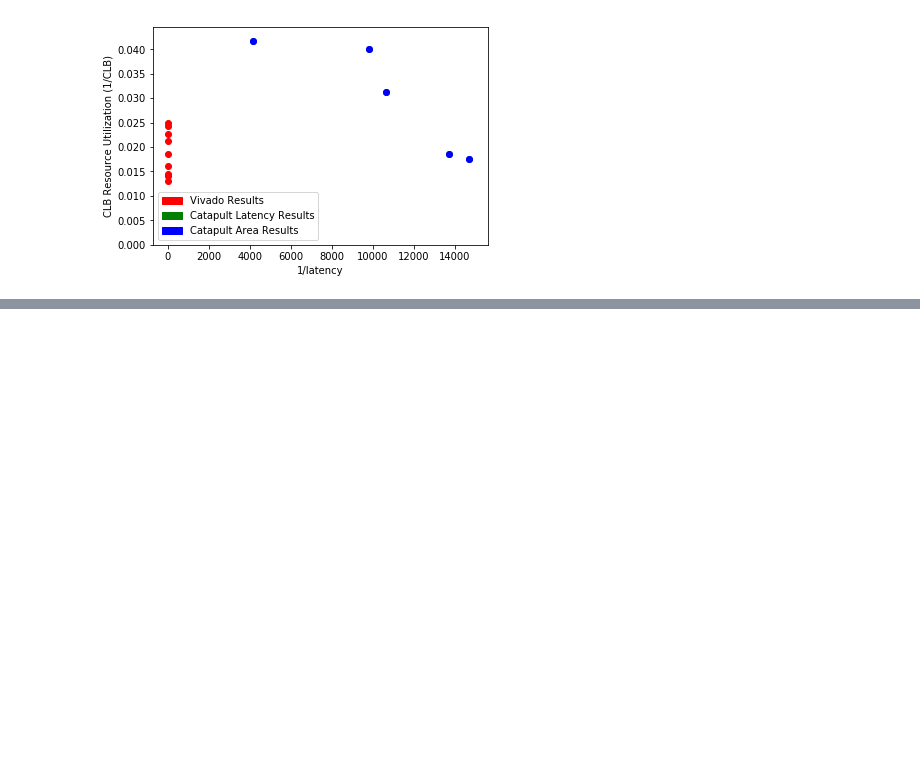
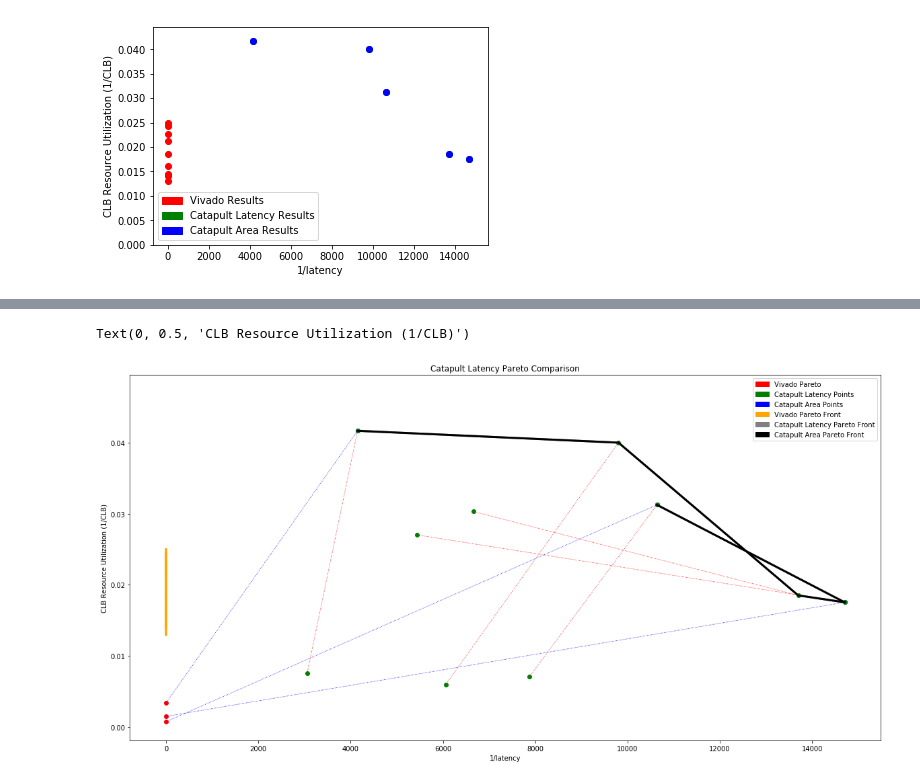
Before and after one commit to KastnerRG/Spector-HLS, a Jupyter notebook: matrix_multiplication/results/postproc/matmul_postproc.ipynb, the cells around one changed output, grey strips where cells are left out. Cells and saved outputs as stored; diff of their text form; code cells hidden in the pictures; blank space fills up the shorter version.

```diff
--- a/matrix_multiplication/results/postproc/matmul_postproc.ipynb
+++ b/matrix_multiplication/results/postproc/matmul_postproc.ipynb
@@ -294,0 +322,45 @@ Text(0, 0.5, 'CLB Resource Utilization (1/CLB)')
+# %%
+li=[]
+for i in y_pareto3_index:
+    t1=vivdfx.loc[(vivdfx["knob_SUBDIM_X"]==c_areadfx.loc[i]["knob_SUBDIM_X"]) & (vivdfx["knob_SUBDIM_Y"]==c_areadfx.loc[i]["knob_SUBDIM_Y"])& (vivdfx["knob_UNROLL_FACTOR1"]==c_areadfx.loc[i]["knob_UNROLL_FACTOR1"])& (vivdfx["knob_UNROLL_FACTOR2"]==c_areadfx.loc[i]["knob_UNROLL_FACTOR2"])& (vivdfx["knob_UNROLL_FACTOR3"]==c_areadfx.loc[i]["knob_UNROLL_FACTOR3"])& (c_areadfx["knob_DATA_BLOCK"]*vivdfx.loc[i]["knob_PARTITION_FACTOR"]==2048)]
+    t2=c_latdfx.loc[(c_latdfx["knob_SUBDIM_X"]==c_areadfx.loc[i]["knob_SUBDIM_X"]) & (c_latdfx["knob_SUBDIM_Y"]==c_areadfx.loc[i]["knob_SUBDIM_Y"])& (c_latdfx["knob_UNROLL_FACTOR1"]==c_areadfx.loc[i]["knob_UNROLL_FACTOR1"])& (c_latdfx["knob_UNROLL_FACTOR2"]==c_areadfx.loc[i]["knob_UNROLL_FACTOR2"])& (c_latdfx["knob_UNROLL_FACTOR3"]==c_areadfx.loc[i]["knob_UNROLL_FACTOR3"])& (c_latdfx["knob_DATA_BLOCK"]==c_areadfx.loc[i]["knob_DATA_BLOCK"])]
+    li.append((t1,i,t2))
+# %%
+plt.figure(figsize=(20,10))
+for i in range(len(li)):
+    if li[i][0].empty==False:
+        a=li[i][0].get_values()
+        plt.scatter(x=y_pareto3[i][0], y=y_pareto3[i][1], c='b')
+        plt.scatter(x=1/(a[0][6]), y=1/(a[0][7]), c='r')
+    if li[i][2].empty==False:
+        b=li[i][2].get_values()
+        plt.scatter(x=y_pareto3[i][0], y=y_pareto3[i][1], c='g')
+        plt.scatter(x=1/(b[0][8]), y=1/(b[0][9]), c='g')
+
+for i in range(len(li)):
+    if li[i][0].empty==False:
+        a=li[i][0].get_values()
+        plt.plot([y_pareto3[i][0], 1/(a[0][6])],[y_pareto3[i][1], 1/a[0][7]],'b:',linewidth=0.8)
+
+    if li[i][2].empty==False:
+        b=li[i][2].get_values()
+        plt.plot([y_pareto3[i][0], 1/(b[0][8])],[y_pareto3[i][1], 1/b[0][9]],'r:',linewidth=0.8)
+red_data = mpatches.Patch(color='red', label='Vivado Pareto')
+green_data = mpatches.Patch(color='green', label='Catapult Latency Points')
+blue_data = mpatches.Patch(color='blue', label='Catapult Area Points')
+for i in range(len(y_pareto1_index)-1):
+    plt.plot([y_pareto1[i][0],y_pareto1[i+1][0]],[y_pareto1[i][1],y_pareto1[i+1][1]],'orange',linewidth=3)
+for i in range(len(y_pareto2_index)-1):
+    plt.plot([y_pareto2[i][0],y_pareto2[i+1][0]],[y_pareto2[i][1],y_pareto2[i+1][1]],'gray',linewidth=3)
+for i in range(len(y_pareto3_index)-1):
+    plt.plot([y_pareto3[i][0],y_pareto3[i+1][0]],[y_pareto3[i][1],y_pareto3[i+1][1]],'black',linewidth=3)
+orange_data = mpatches.Patch(color='orange', label='Vivado Pareto Front ')
+gray_data = mpatches.Patch(color='gray', label='Catapult Latency Pareto Front')
+black_data = mpatches.Patch(color='black', label='Catapult Area Pareto Front')
+plt.legend(handles=[red_data, green_data,blue_data,orange_data,gray_data,black_data])
+plt.title('Catapult Latency Pareto Comparison')
+plt.xlabel('1/latency')
+plt.ylabel('CLB Resource Utilization (1/CLB)')
+# %% [output]
+Text(0, 0.5, 'CLB Resource Utilization (1/CLB)')
+[figure, added]
```
Also changed, not shown: parts of 5 cells of this notebook.
